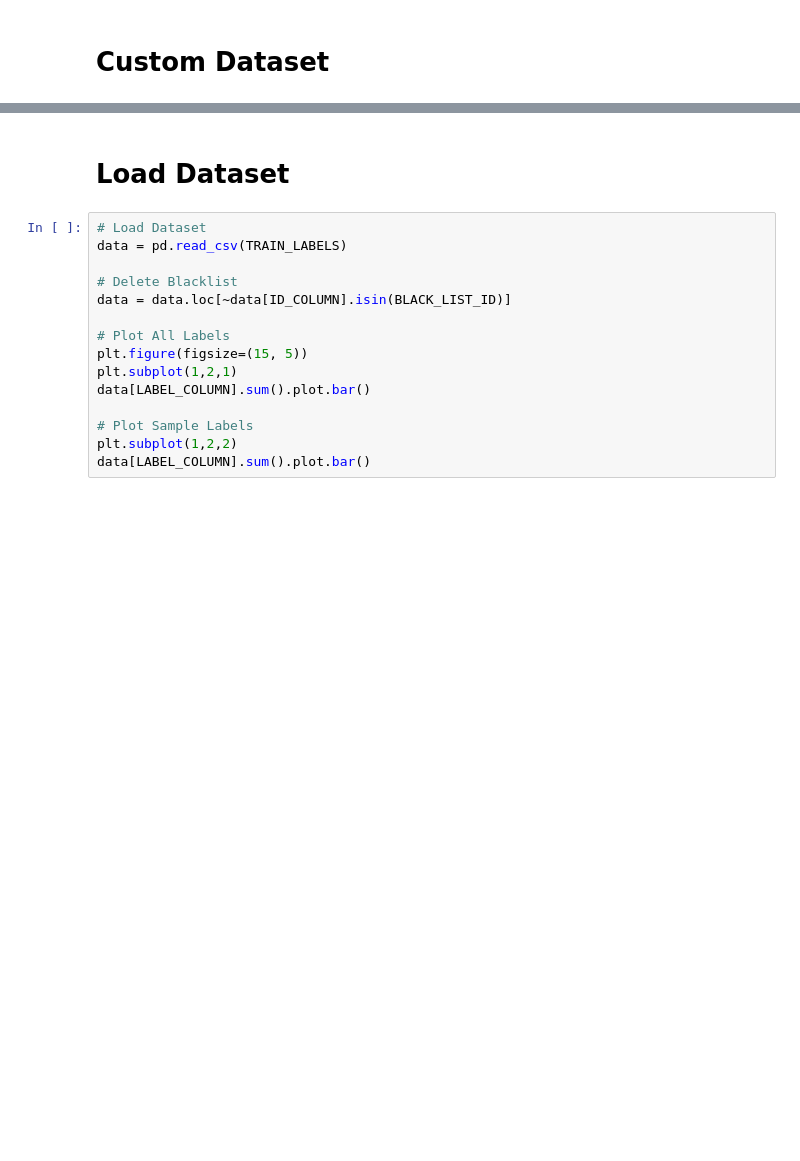
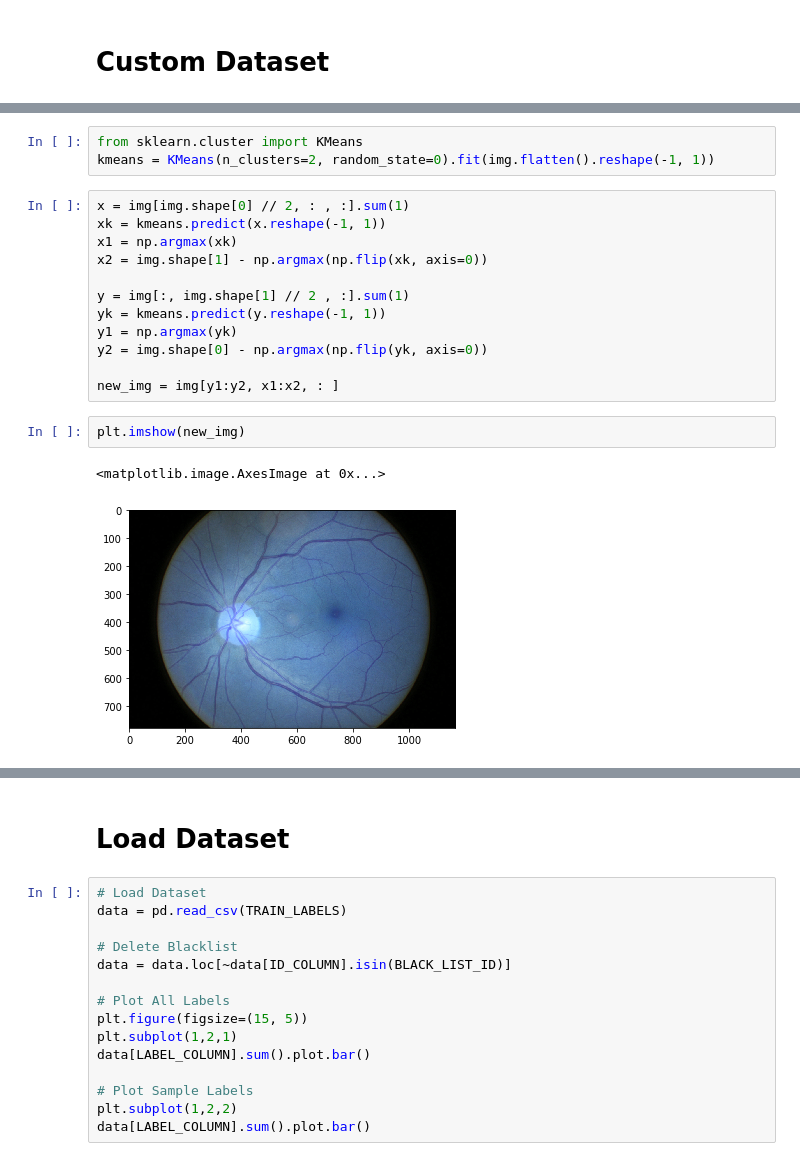
Before and after one commit to carlos-bologna/auto-deep-learning, a Jupyter notebook: notebooks/DeepLearning_GridSearch.ipynb, the cells around one changed output, grey strips where cells are left out. Saved outputs shown, nothing was run; the diff lists cells and outputs as text; blank space fills up the shorter version.

```diff
--- a/notebooks/DeepLearning_GridSearch.ipynb
+++ b/notebooks/DeepLearning_GridSearch.ipynb
@@ -103,0 +152,20 @@ class CustomDataset(Dataset):
+# %%
+from sklearn.cluster import KMeans
+kmeans = KMeans(n_clusters=2, random_state=0).fit(img.flatten().reshape(-1, 1))
+# %%
+x = img[img.shape[0] // 2, : , :].sum(1)
+xk = kmeans.predict(x.reshape(-1, 1))
+x1 = np.argmax(xk)
+x2 = img.shape[1] - np.argmax(np.flip(xk, axis=0))
+
+y = img[:, img.shape[1] // 2 , :].sum(1)
+yk = kmeans.predict(y.reshape(-1, 1))
+y1 = np.argmax(yk)
+y2 = img.shape[0] - np.argmax(np.flip(yk, axis=0))
+
+new_img = img[y1:y2, x1:x2, : ]
+# %%
+plt.imshow(new_img)
+# %% [output]
+<matplotlib.image.AxesImage at 0x...>
+[figure, added]
```
Also changed, not shown: parts of 10 cells of this notebook, 4 other files.
